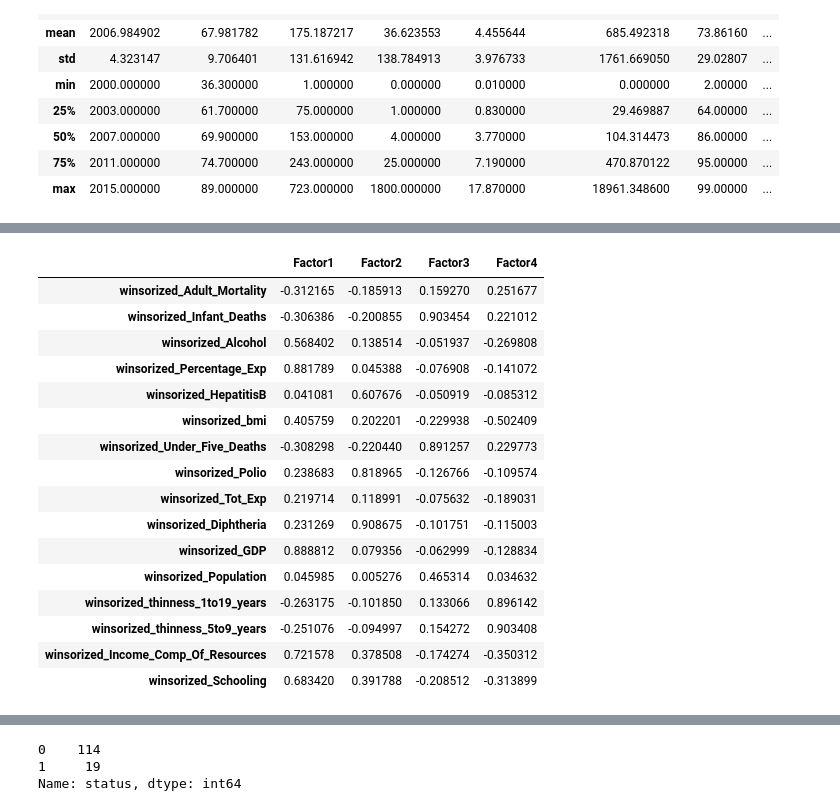
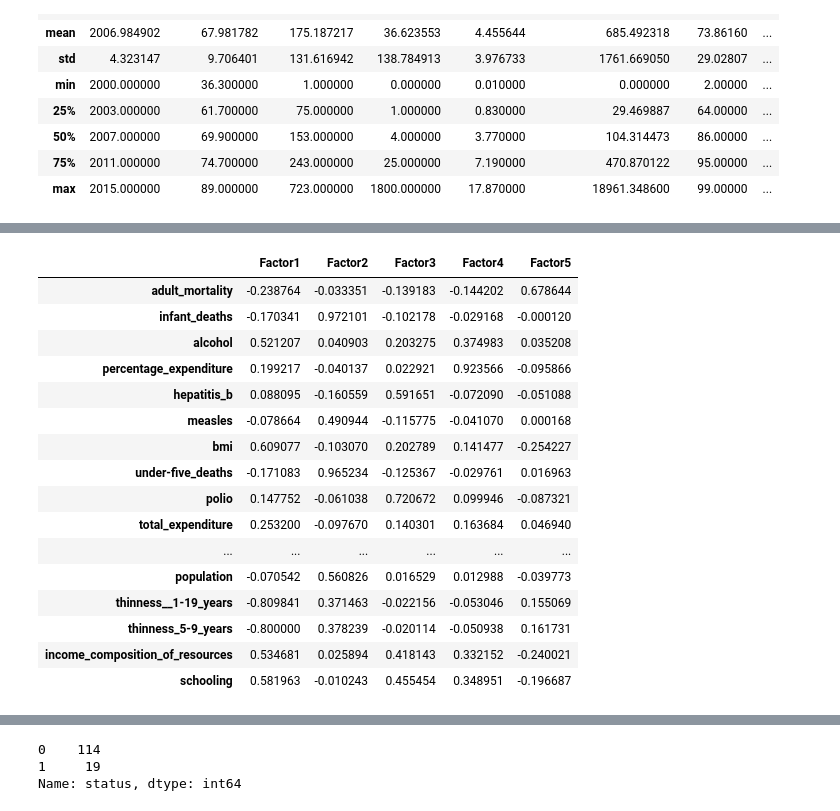
Before and after one commit to glennamaria/Projects, a Jupyter notebook: Untitled14.ipynb, the cells around one changed output, grey strips where cells are left out. Drawn from its saved outputs; the diff is of its cells as text; code cells hidden in the pictures.

```diff
--- a/Untitled14.ipynb
+++ b/Untitled14.ipynb
@@ -612,21 +277,3 @@ df.describe()
 | 50% | 2007.000000 | 69.900000 | 153.000000 | 4.000000 | 3.770000 | 104.314473 | 86.00000 | ... |
 | 75% | 2011.000000 | 74.700000 | 243.000000 | 25.000000 | 7.190000 | 470.870122 | 95.00000 | ... |
 | max | 2015.000000 | 89.000000 | 723.000000 | 1800.000000 | 17.870000 | 18961.348600 | 99.00000 | ... |
-# %%
-df['winsorized_Life_Expectancy'] = winsorized_life_expectancy
-df['winsorized_Adult_Mortality'] = winsorized_Adult_Mortality
-df['winsorized_Infant_Deaths'] = winsorized_Infant_Deaths
-df['winsorized_Alcohol'] = winsorized_Alcohol
-df['winsorized_Percentage_Exp'] = winsorized_Percentage_Exp
-df['winsorized_HepatitisB'] = winsorized_HepatitisB
-df['winsorized_bmi'] = winsorized_bmi
-df['winsorized_Under_Five_Deaths'] = winsorized_Under_Five_Deaths
-df['winsorized_Polio'] = winsorized_Polio
-df['winsorized_Tot_Exp'] = winsorized_Tot_Exp
-df['winsorized_Diphtheria'] = winsorized_Diphtheria
-df['winsorized_GDP'] = winsorized_GDP
-df['winsorized_Population'] = winsorized_Population
-df['winsorized_thinness_1to19_years'] = winsorized_thinness_1to19_years
-df['winsorized_thinness_5to9_years'] = winsorized_thinness_5to9_years
-df['winsorized_Income_Comp_Of_Resources'] = winsorized_Income_Comp_Of_Resources
-df['winsorized_Schooling'] = winsorized_Schooling
@@ -728,3 +355,3 @@ Index(['country', 'year', 'status', 'life_expectancy', 'adult_mortality',
       dtype='object')
 # %%
-needed1= df_win.drop(['country','year','status'], axis=1)
+needed1= df.drop(['country','year','status'], axis=1)
@@ -731,5 +364,5 @@ needed1= df_win.drop(['country','year','status'], axis=1)
 # %%
-df4=needed1.drop(['winsorized_Life_Expectancy'], axis=1)
+df4=needed1.drop(['life_expectancy'], axis=1)
 # %%
 !pip install factor_analyzer==0.2.3
 from factor_analyzer.factor_analyzer import calculate_bartlett_sphericity
@@ -776,25 +409,25 @@ ev
 # %%
 fa = FactorAnalyzer()
-fa.analyze(df4, 4, rotation="varimax")
+fa.analyze(df4, 5, rotation="varimax")
 fa.loadings
 # %% [output]
-|  | Factor1 | Factor2 | Factor3 | Factor4 |
-| winsorized_Adult_Mortality | -0.312165 | -0.185913 | 0.159270 | 0.251677 |
-| winsorized_Infant_Deaths | -0.306386 | -0.200855 | 0.903454 | 0.221012 |
-| winsorized_Alcohol | 0.568402 | 0.138514 | -0.051937 | -0.269808 |
-| winsorized_Percentage_Exp | 0.881789 | 0.045388 | -0.076908 | -0.141072 |
-| winsorized_HepatitisB | 0.041081 | 0.607676 | -0.050919 | -0.085312 |
-| winsorized_bmi | 0.405759 | 0.202201 | -0.229938 | -0.502409 |
-| winsorized_Under_Five_Deaths | -0.308298 | -0.220440 | 0.891257 | 0.229773 |
-| winsorized_Polio | 0.238683 | 0.818965 | -0.126766 | -0.109574 |
-| winsorized_Tot_Exp | 0.219714 | 0.118991 | -0.075632 | -0.189031 |
-| winsorized_Diphtheria | 0.231269 | 0.908675 | -0.101751 | -0.115003 |
-| winsorized_GDP | 0.888812 | 0.079356 | -0.062999 | -0.128834 |
-| winsorized_Population | 0.045985 | 0.005276 | 0.465314 | 0.034632 |
-| winsorized_thinness_1to19_years | -0.263175 | -0.101850 | 0.133066 | 0.896142 |
-| winsorized_thinness_5to9_years | -0.251076 | -0.094997 | 0.154272 | 0.903408 |
-| winsorized_Income_Comp_Of_Resources | 0.721578 | 0.378508 | -0.174274 | -0.350312 |
-| winsorized_Schooling | 0.683420 | 0.391788 | -0.208512 | -0.313899 |
+|  | Factor1 | Factor2 | Factor3 | Factor4 | Factor5 |
+| adult_mortality | -0.238764 | -0.033351 | -0.139183 | -0.144202 | 0.678644 |
+| infant_deaths | -0.170341 | 0.972101 | -0.102178 | -0.029168 | -0.000120 |
+| alcohol | 0.521207 | 0.040903 | 0.203275 | 0.374983 | 0.035208 |
+| percentage_expenditure | 0.199217 | -0.040137 | 0.022921 | 0.923566 | -0.095866 |
+| hepatitis_b | 0.088095 | -0.160559 | 0.591651 | -0.072090 | -0.051088 |
+| measles | -0.078664 | 0.490944 | -0.115775 | -0.041070 | 0.000168 |
+| bmi | 0.609077 | -0.103070 | 0.202789 | 0.141477 | -0.254227 |
+| under-five_deaths | -0.171083 | 0.965234 | -0.125367 | -0.029761 | 0.016963 |
+| polio | 0.147752 | -0.061038 | 0.720672 | 0.099946 | -0.087321 |
+| total_expenditure | 0.253200 | -0.097670 | 0.140301 | 0.163684 | 0.046940 |
+| ... | ... | ... | ... | ... | ... |
+| population | -0.070542 | 0.560826 | 0.016529 | 0.012988 | -0.039773 |
+| thinness__1-19_years | -0.809841 | 0.371463 | -0.022156 | -0.053046 | 0.155069 |
+| thinness_5-9_years | -0.800000 | 0.378239 | -0.020114 | -0.050938 | 0.161731 |
+| income_composition_of_resources | 0.534681 | 0.025894 | 0.418143 | 0.332152 | -0.240021 |
+| schooling | 0.581963 | -0.010243 | 0.455454 | 0.348951 | -0.196687 |
 # %%
 fa.get_factor_variance()
 # %% [output]
```
Also changed, not shown: parts of 62 cells of this notebook.
